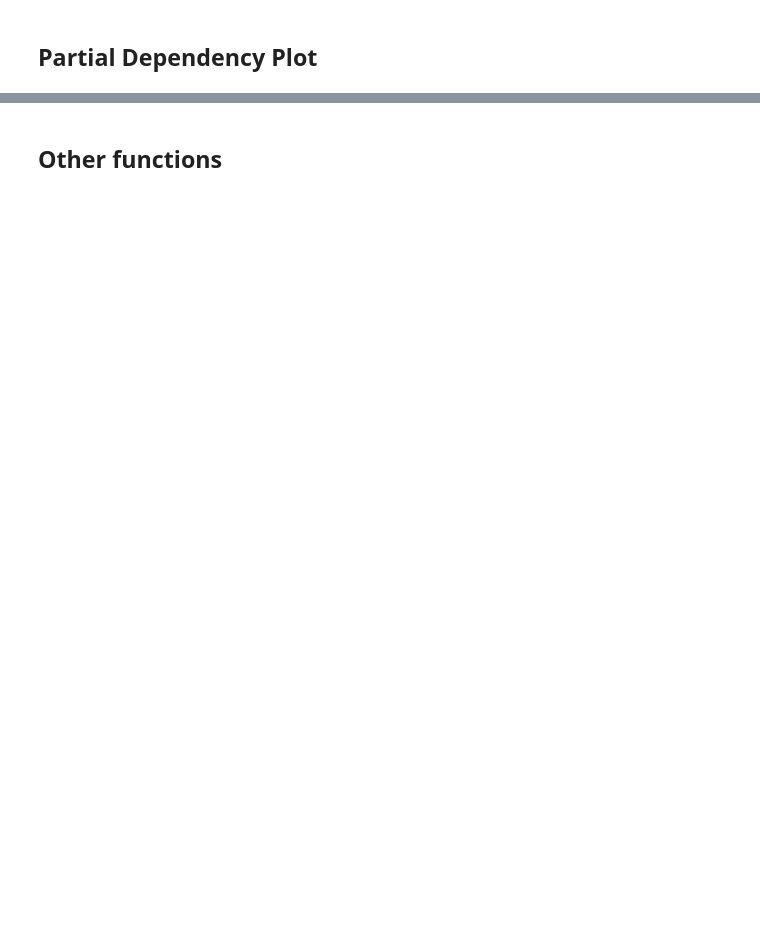
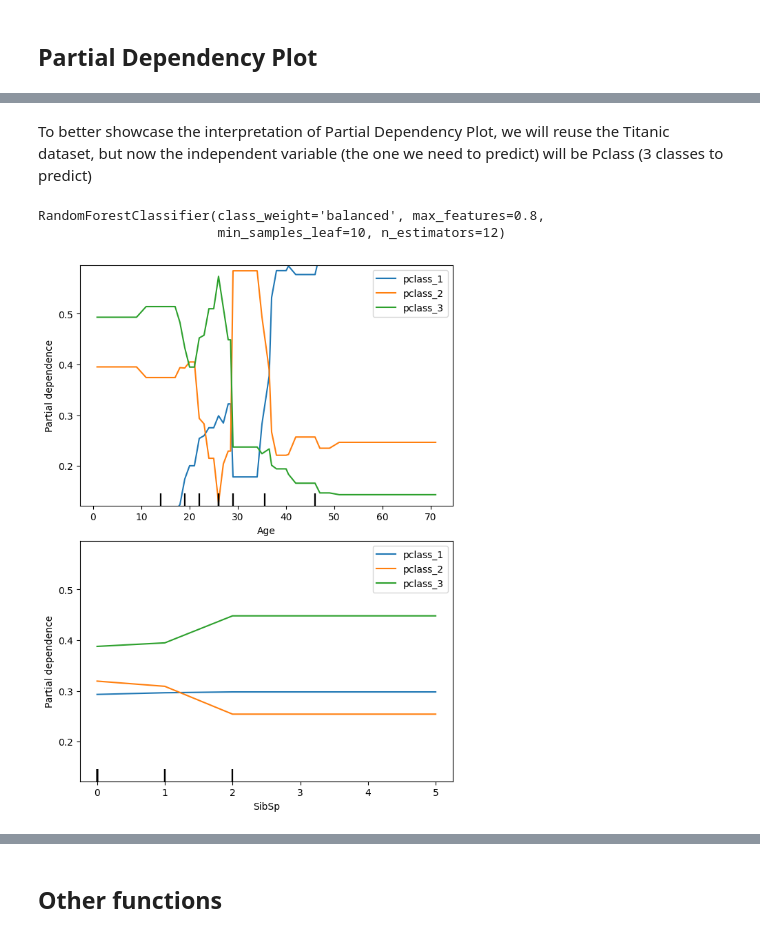
Before and after one commit to anhquan0412/that-ml-library, a Jupyter notebook: nbs/03_chart_plotting.ipynb, the cells around one changed output, grey strips where cells are left out. Cells and saved outputs as stored; diff of their text form; code cells hidden in the pictures; blank space fills up the shorter version.

Commit message:
add documentation for chart_plotting

```diff
--- a/nbs/03_chart_plotting.ipynb
+++ b/nbs/03_chart_plotting.ipynb
@@ -751,13 +754,14 @@ params_3D_heatmap(clf.cv_results_,
 # %%
 #| export
 def pdp_numerical_only(model, # sklearn tree model that has been trained
-                       df:pd.DataFrame, # dataframe of data to perform plot
-                       num_features, # A list of numerical features
+                       X:pd.DataFrame, # dataframe to perform pdp
+                       num_features:list, # A list of numerical features
                        class_names:list, # List of names associated with the labels (same order); e.g. ['no','yes']
                        y_colors=None, # List of colors associated with class_names
                        ncols=2,
                        nrows=2,
                        figsize=(20,16)):
+    "Plot PDP plot for numerical dependent variables"
     common_params = {
     "subsample": 40,
     "n_jobs": -1,
@@ -765,6 +769,7 @@ def pdp_numerical_only(model, # sklearn tree model that has been trained
     "random_state": 42,
     }
 
+    num_features = val2list(num_features)
     features_info = {
         # features of interest
         "features": num_features,
@@ -774,14 +779,17 @@ def pdp_numerical_only(model, # sklearn tree model that has been trained
         "categorical_features": None,
     }
 
-    _, ax = plt.subplots(ncols=ncols, nrows=nrows, figsize=figsize, constrained_layout=True)
+    if ncols*nrows!=len(num_features):
+        raise ValueError('Make sure the product of ncols and nrows is exactly the number of numerical features you want to plot')
+    _, ax = plt.subplots(ncols=ncols, nrows=nrows, squeeze=False,figsize=figsize,constrained_layout=True)
+
     if y_colors is None:
-        y_colors = get_cmap('tab10').colors
+        y_colors = matplotlib.colormaps['tab10'].colors
 
     for i in range(len(class_names)):
         _display = PartialDependenceDisplay.from_estimator(
                             model,
-                            df,
+                            X,
                             **features_info,
                             target=i,
                             line_kw={"label": class_names[i],'color':y_colors[i]},
@@ -809,3 +821,13 @@ show_doc(pdp_numerical_only)
 | ncols | int | 2 |  |
 | nrows | int | 2 |  |
 | figsize | tuple | (20, 16) |  |
+# %%
+df = pd.read_csv('https://raw.githubusercontent.com/plotly/datasets/master/titanic.csv')
+df = df[['Survived','Pclass','Sex','Age','SibSp','Parch','Embarked']].copy()
+df = preprocessing_general(df,
+                           missing_cols=['Age','Embarked'],
+                           missing_vals=np.NaN,
+                           strategies=['median','most_frequent'],
+                           cat_cols='Embarked',
+                           bi_cols='Sex'
+                          )
@@ -812,3 +843,18 @@ show_doc(pdp_numerical_only)
+# %% [markdown]
+To better showcase the interpretation of Partial Dependency Plot, we will reuse the Titanic dataset, but now the independent variable (the one we need to predict) will be Pclass (3 classes to predict)
+# %%
+params = {'n_estimators': 12, 'min_samples_leaf': 10, 'max_features': 0.8, 'class_weight': 'balanced'}
+X_trn = df.drop('Pclass',axis=1)
+y_trn = LabelEncoder().fit_transform(df['Pclass'])
+dt = RandomForestClassifier(**params)
+dt.fit(X_trn,y_trn)
+# %% [output]
+RandomForestClassifier(class_weight='balanced', max_features=0.8,
+                       min_samples_leaf=10, n_estimators=12)
+# %%
+pdp_numerical_only(dt,X_trn,num_features=['Age','SibSp'],class_names=['pclass_1','pclass_2','pclass_3'],nrows=2,ncols=1,figsize=(6,8))
+# %% [output]
+[figure, added]
 # %%
 #| export
 def pdp_categorical_only(model, # sklearn tree model that has been trained
```
Also changed, not shown: parts of 30 cells of this notebook, 7 other files.
